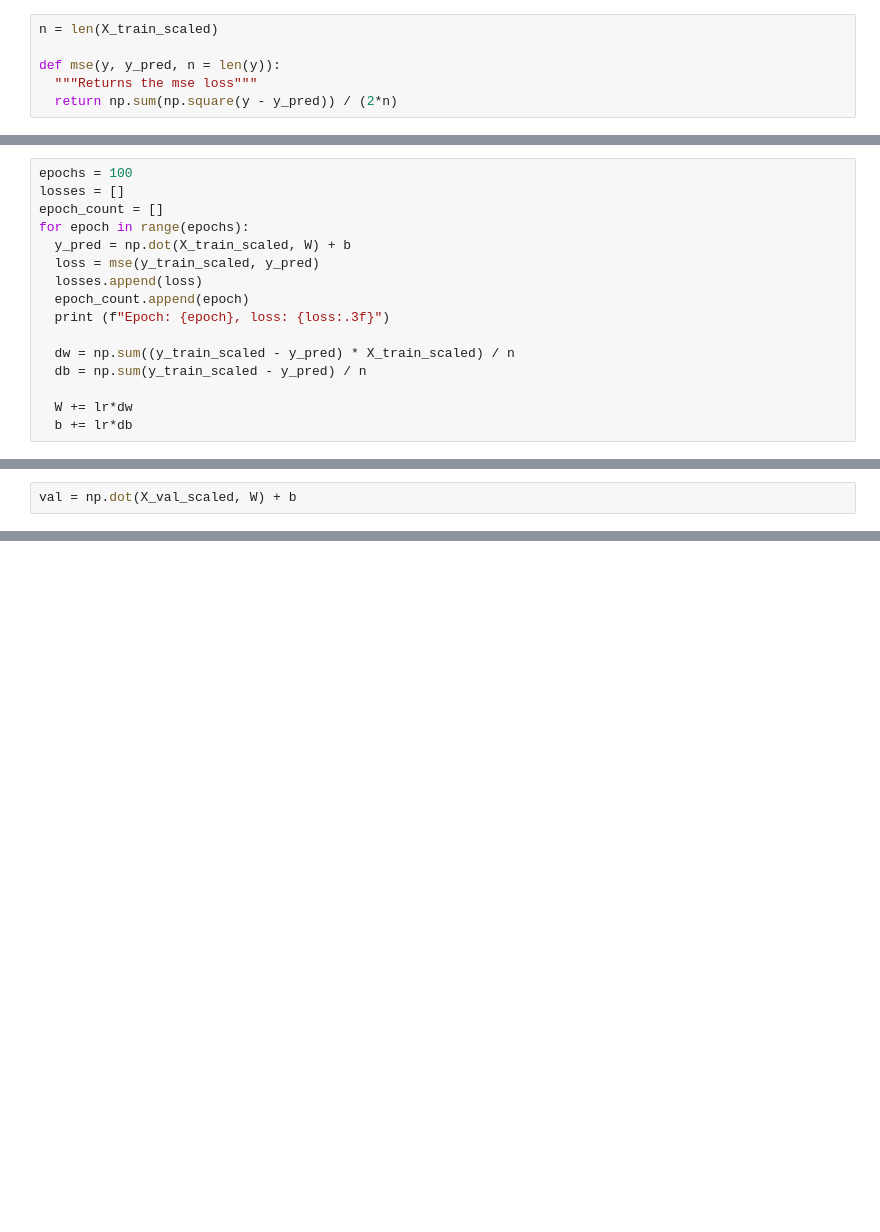
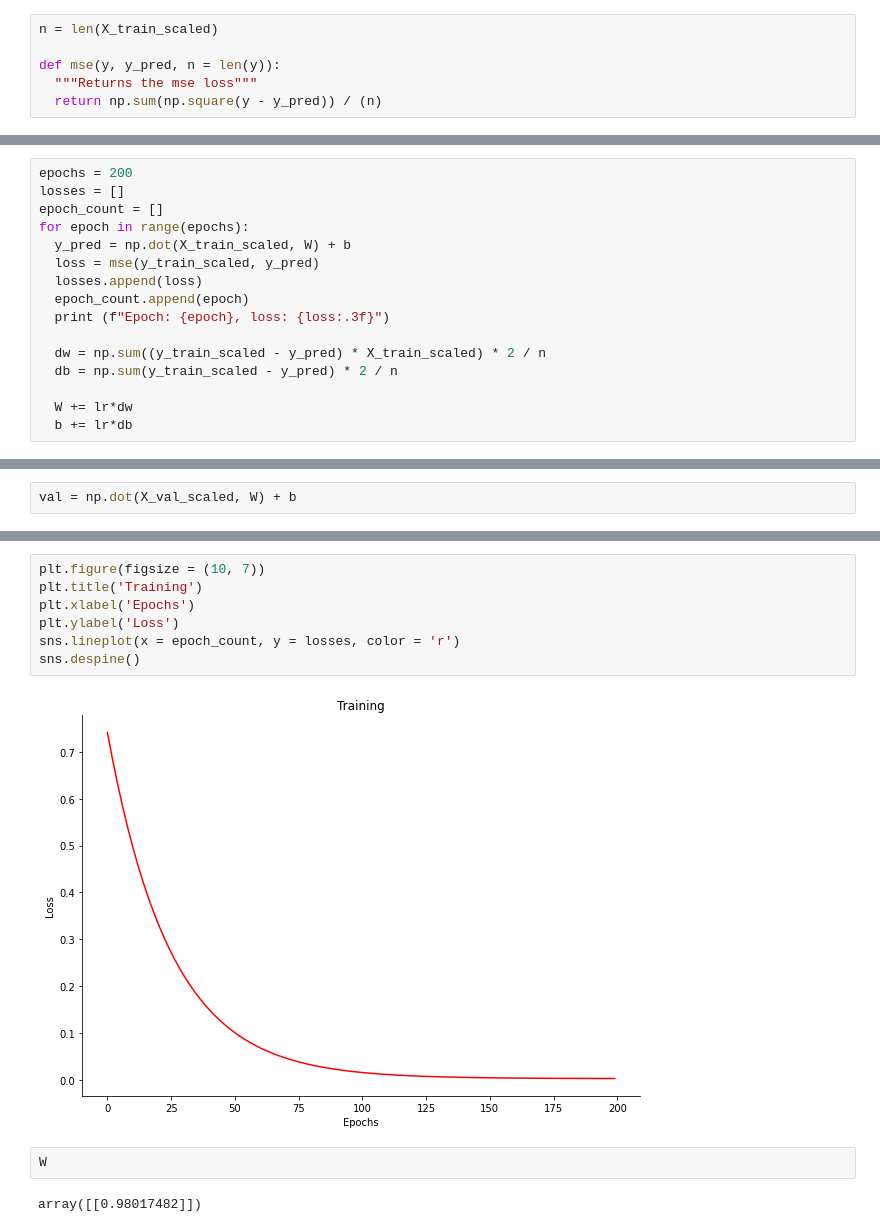
Before and after one commit to Ibraheem101/mlops, a Jupyter notebook: linear_regression.ipynb, the cells around one changed output, grey strips where cells are left out. Drawn from its saved outputs; the diff is of its cells as text; blank space fills up the shorter version.

```diff
--- a/linear_regression.ipynb
+++ b/linear_regression.ipynb
@@ -188,7 +188,7 @@ n = len(X_train_scaled)
 
 def mse(y, y_pred, n = len(y)):
   """Returns the mse loss"""
-  return np.sum(np.square(y - y_pred)) / (2*n)
+  return np.sum(np.square(y - y_pred)) / (n)
 # %%
 dw = np.sum((y_train_scaled - y_pred) * X_train_scaled) / n
 db = np.sum(y_train_scaled - y_pred) / n
@@ -200,7 +200,7 @@ b -= lr*db
 # %% [markdown]
 ### Training
 # %%
-epochs = 100
+epochs = 200
 losses = []
 epoch_count = []
 for epoch in range(epochs):
@@ -210,8 +210,8 @@ for epoch in range(epochs):
   epoch_count.append(epoch)
   print (f"Epoch: {epoch}, loss: {loss:.3f}")
 
-  dw = np.sum((y_train_scaled - y_pred) * X_train_scaled) / n
-  db = np.sum(y_train_scaled - y_pred) / n
+  dw = np.sum((y_train_scaled - y_pred) * X_train_scaled) * 2 / n
+  db = np.sum(y_train_scaled - y_pred) * 2 / n
 
   W += lr*dw
   b += lr*db
@@ -255,3 +255,16 @@ array([[[ 0.26087666],
         [ 1.09172743],
         [ 0.5800414 ],
         [ 0.88056212]]])
+# %%
+plt.figure(figsize = (10, 7))
+plt.title('Training')
+plt.xlabel('Epochs')
+plt.ylabel('Loss')
+sns.lineplot(x = epoch_count, y = losses, color = 'r')
+sns.despine()
+# %% [output]
+[figure, added]
+# %%
+W
+# %% [output]
+array([[0.98017482]])
```
Also changed, not shown: parts of 11 cells of this notebook.
